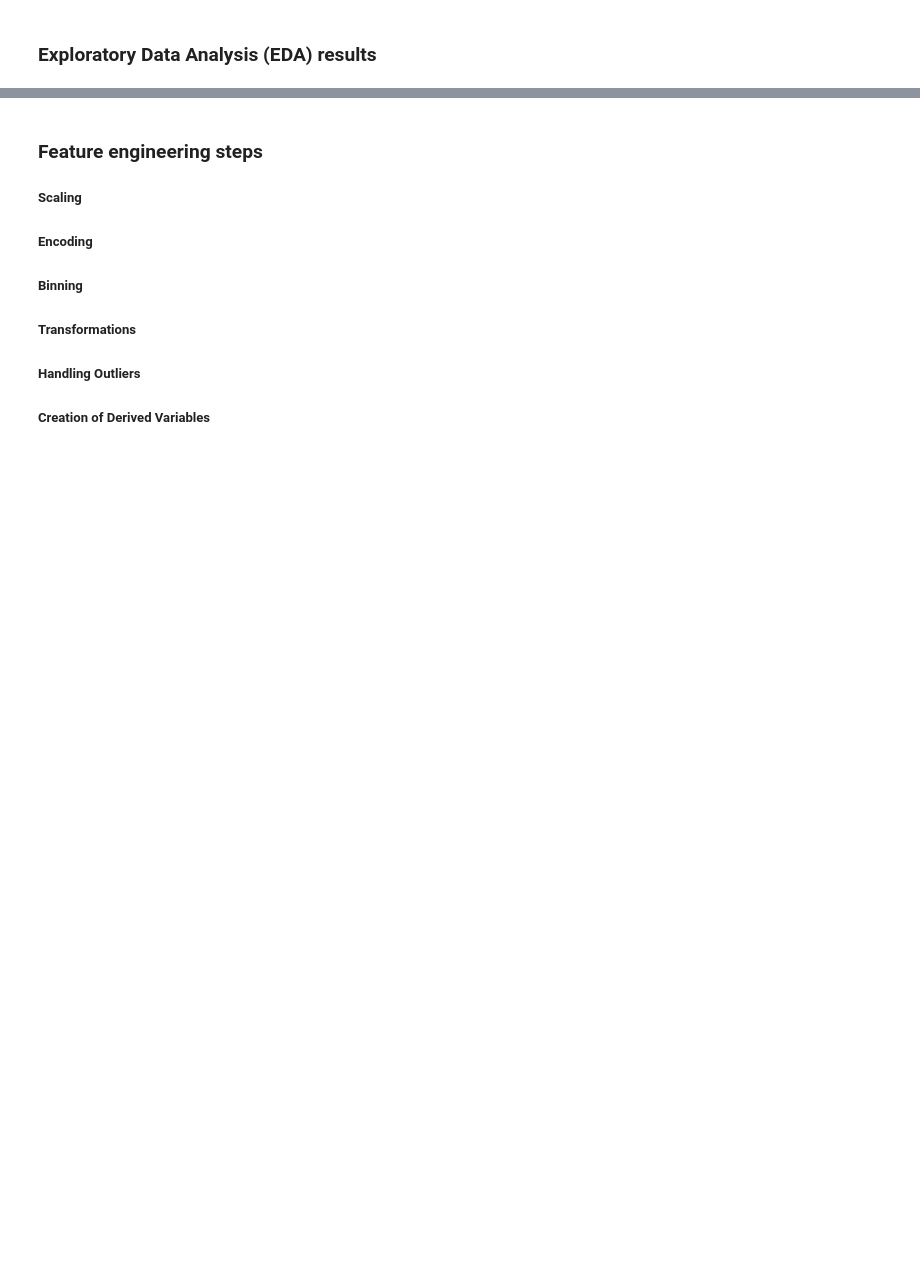
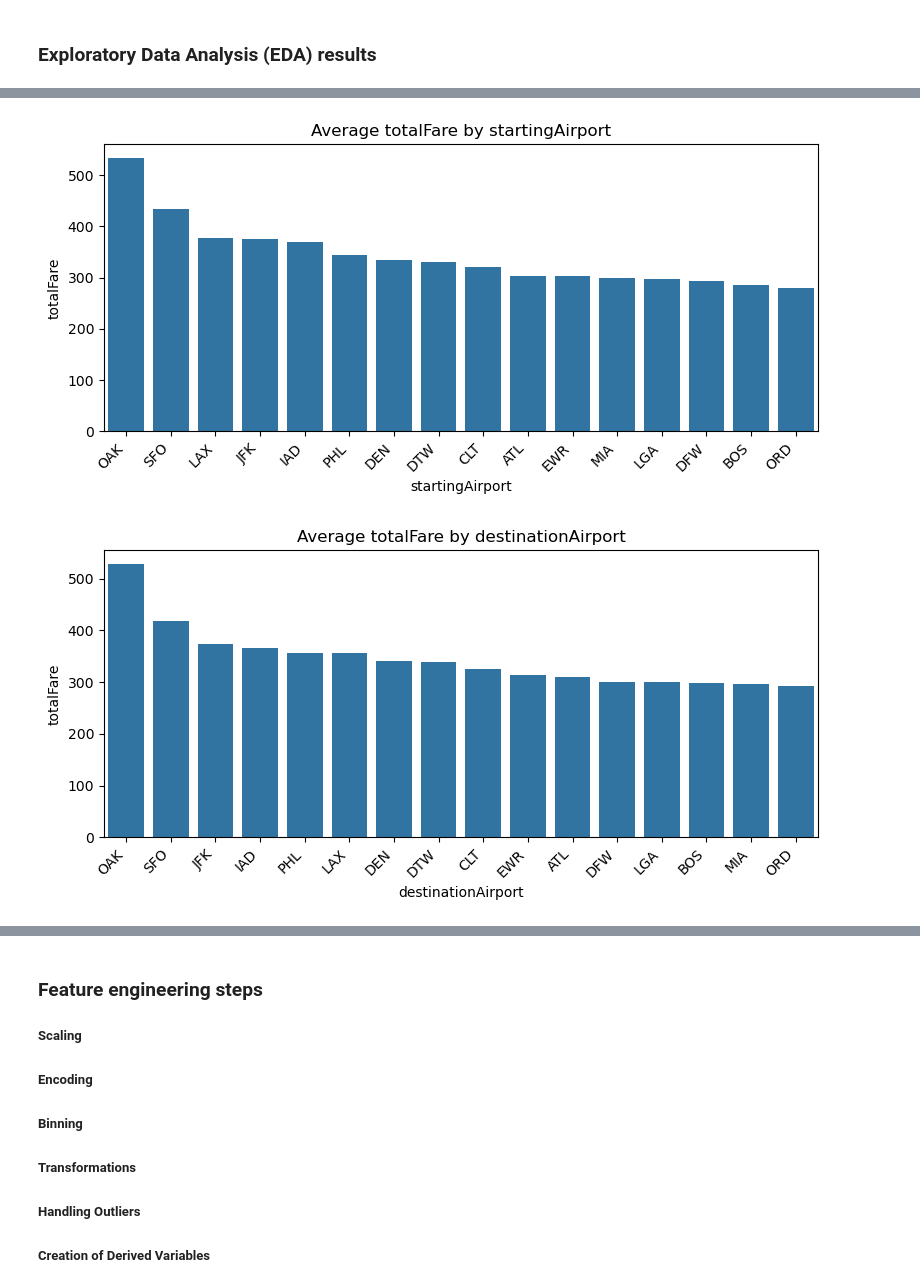
Before and after one commit to andreavreug/Airline-Fare-Prediction, a Jupyter notebook: Pricing_Analysis.ipynb, the cells around one changed output, grey strips where cells are left out. Drawn from its saved outputs; the diff is of its cells as text; code cells hidden in the pictures; blank space fills up the shorter version.

```diff
--- a/Pricing_Analysis.ipynb
+++ b/Pricing_Analysis.ipynb
@@ -190,0 +253,31 @@ memory usage: 354.7+ MB
+# %%
+# Look at categorical variable relationships with Total Fare
+def cat_plotter(data, target, sample_size=100000):
+    cat_cols = [
+        'startingAirport',
+        'destinationAirport'
+    ]
+
+
+    # 3. Plot
+    for col in cat_cols:
+        plt.figure(figsize=(8, 4))
+        sns.barplot(
+            data=(
+                data
+                .groupby(col, as_index=False)
+                .agg({target: "mean"})
+                .sort_values(by=target, ascending=False)
+            ),
+            x=col,
+            y=target
+        )
+        plt.title(f"Average {target} by {col}")
+        plt.xticks(rotation=45, ha='right')
+        plt.tight_layout()
+        plt.show()
+# %%
+cat_plotter(data, "totalFare", sample_size=100000)
+# %% [output]
+[figure, added]
+[figure, added]
```
Also changed, not shown: parts of 10 cells of this notebook.
